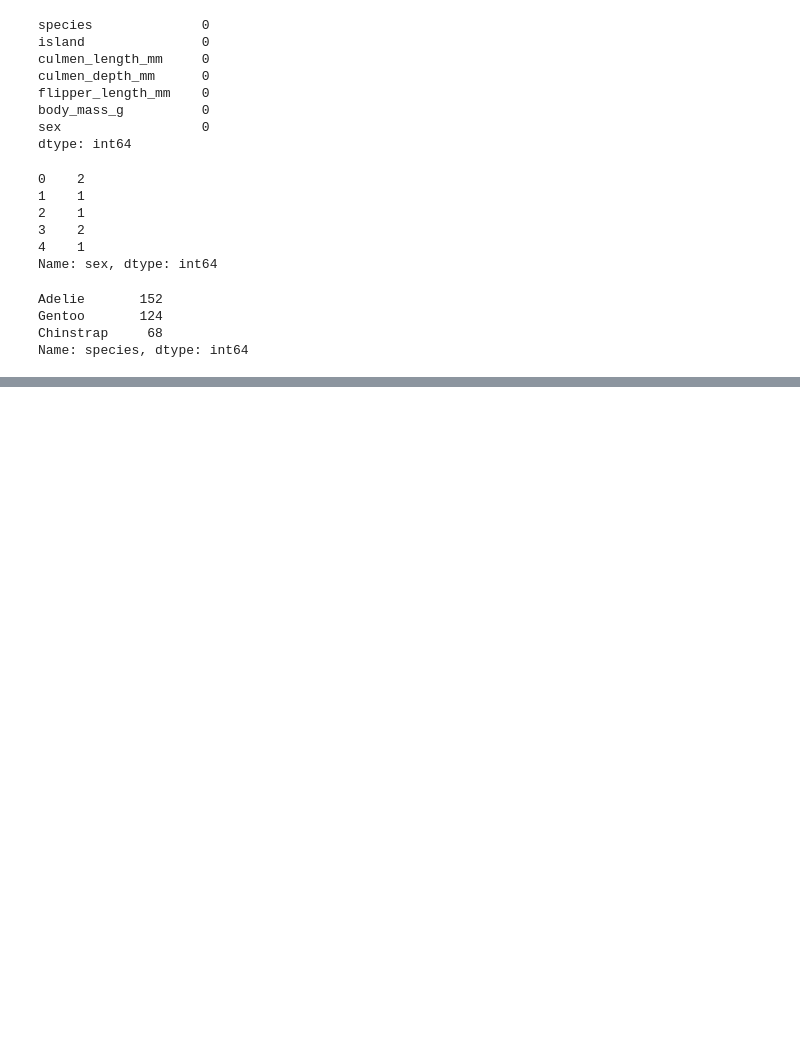
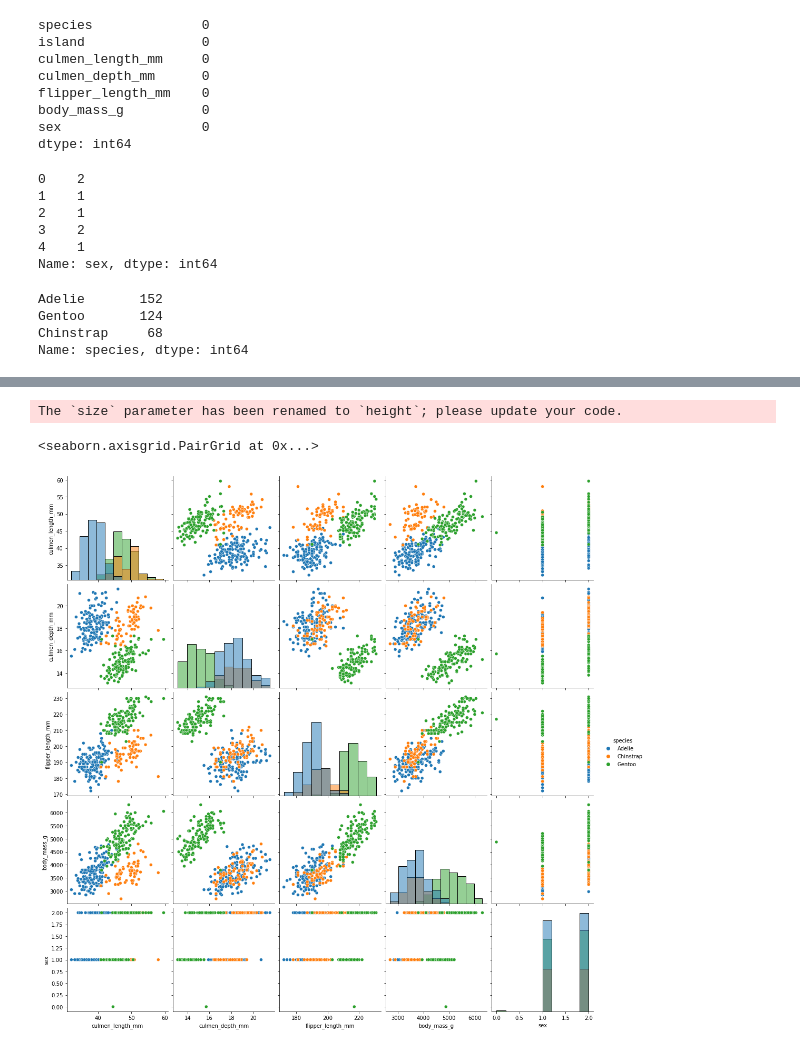
Before and after one commit to alwinruby/Palmer_Penguins, a Jupyter notebook: new_iris.ipynb, the cells around one changed output, grey strips where cells are left out. Saved outputs shown, nothing was run; the diff lists cells and outputs as text; code cells hidden in the pictures; blank space fills up the shorter version.

```diff
--- a/new_iris.ipynb
+++ b/new_iris.ipynb
@@ -166,0 +177,7 @@ df['species'].value_counts().iplot(kind='bar')
+# %%
+# Scatterplot
+sns.pairplot(df, hue="species", size=3,diag_kind="hist")
+# %% [output]
+The `size` parameter has been renamed to `height`; please update your code.
+<seaborn.axisgrid.PairGrid at 0x...>
+[figure, added]
```
Also changed, not shown: parts of 4 cells of this notebook.
